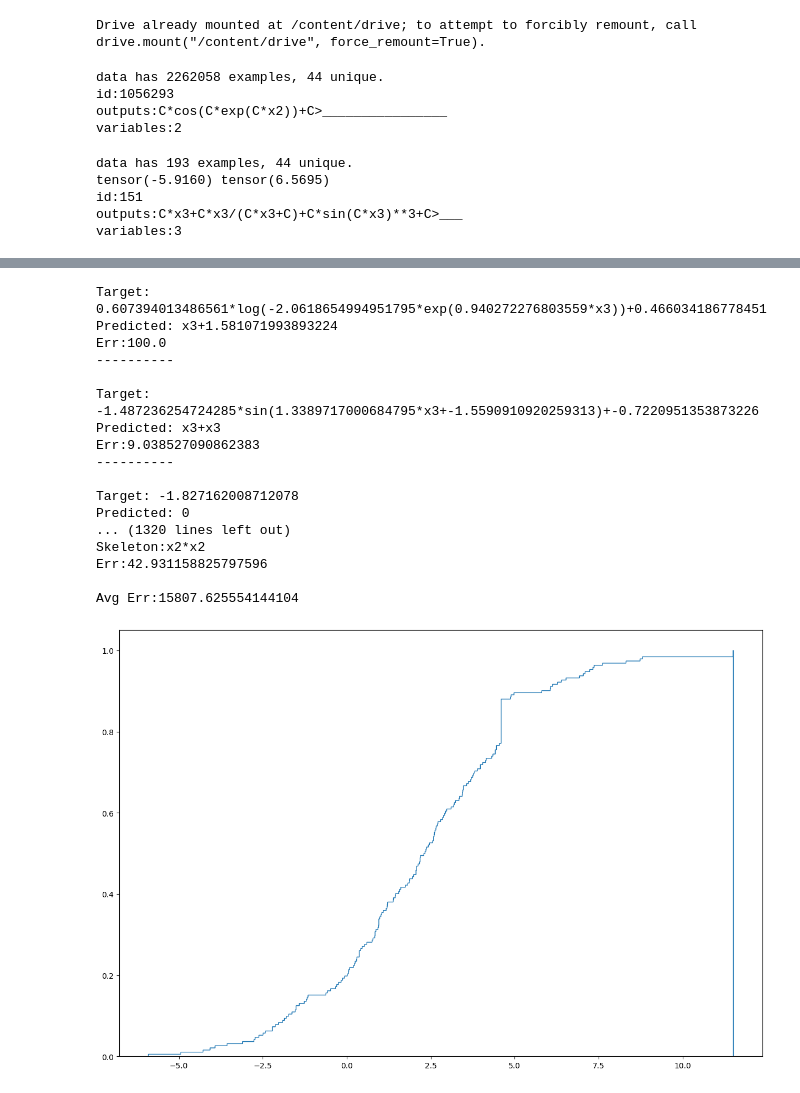
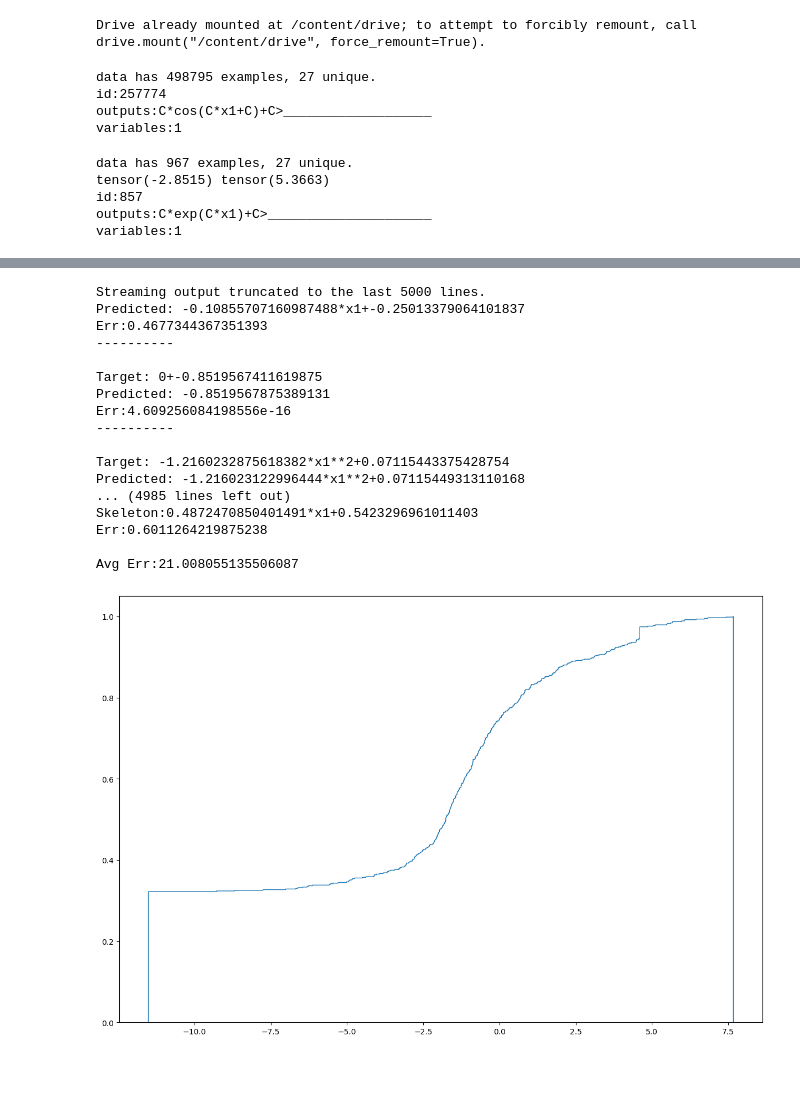
Before and after one commit to carolynw898/STAT946Proj, a Jupyter notebook: test.ipynb, the cells around one changed output, grey strips where cells are left out. Saved outputs shown, nothing was run; the diff lists cells and outputs as text; code cells hidden in the pictures.

Commit message:
1_var_set_transformer skip invalid and remove noise from p_sample

```diff
--- a/test.ipynb
+++ b/test.ipynb
@@ -15,7 +15,7 @@ learning_rate = 1e-4
 num_epochs = 5
 blockSize = 32
 testBlockSize = 400
-numVars = 5
+numVars = 1
 numYs = 1
 numPoints = 250
 target = 'Skeleton'
@@ -27,7 +27,7 @@ maxNumFiles = 100
 device = torch.device("cuda" if torch.cuda.is_available() else "cpu")
 # %%
 dataDir = "/content/drive/MyDrive/Colab/STAT946_proj/data"
-dataFolder = "1_5_var_dataset"
+dataFolder = "1_var_dataset"
 # %%
 from torch.utils.data import DataLoader
 import numpy as np
@@ -61,10 +61,10 @@ inputs = ''.join([train_dataset.itos[int(i)] for i in inputs])
 outputs = ''.join([train_dataset.itos[int(i)] for i in outputs])
 print('id:{}\noutputs:{}\nvariables:{}'.format(idx,outputs,variables))
 # %% [output]
-data has 2262058 examples, 44 unique.
-id:1056293
-outputs:C*cos(C*exp(C*x2))+C>________________
-variables:2
+data has 498795 examples, 27 unique.
+id:257774
+outputs:C*cos(C*x1+C)+C>___________________
+variables:1
 # %%
 path = '{}/{}/Test/*.json'.format(dataDir,dataFolder)
 files = glob.glob(path)
@@ -90,11 +90,11 @@ test_loader = DataLoader(
         num_workers=2
     )
 # %% [output]
-data has 193 examples, 44 unique.
-tensor(-5.9160) tensor(6.5695)
-id:151
-outputs:C*x3+C*x3/(C*x3+C)+C*sin(C*x3)**3+C>___
-variables:3
+data has 967 examples, 27 unique.
+tensor(-2.8515) tensor(5.3663)
+id:857
+outputs:C*exp(C*x1)+C>_____________________
+variables:1
 # %%
 import torch
 import json
@@ -139,7 +139,7 @@ def test_model(model, test_loader, textTest, train_dataset, device):
             predicted_skeleton = predicted_skeletons[i]
             predicted = predicted_skeleton
 
-
+            valid_sample = True
 
             # Fit constants
             c = [1.0 for i,x in enumerate(predicted) if x=='C'] # initialize coefficients as 1
@@ -196,8 +196,14 @@ def test_model(model, test_loader, textTest, train_dataset, device):
                     Yhat = 100 if np.isinf(Yhat) else Yhat
                 except:
                     #print('PR: For some reason, we used the default value. Eq:{}'.format(eqTmp))
+                    valid_sample = False
                     Yhat = 100
                 Yhats.append(Yhat)
+
+            if not valid_sample:
+                continue
+
+            # Compute error and store results
             err = relativeErr(Ys,Yhats, info=True)
 
             if type(err) is np.complex128 or type(err) is complex: # replace np.complex with complex
@@ -331,9 +337,9 @@ model = SymbolicGaussianDiffusion(
     set_transformer=True,
 ).to(device)
 
-model_path = "/content/drive/MyDrive/Colab/STAT946_proj/models/diffusym_expr_val/1_5_var_set_transformer_expr_val.pth"
+model_path = "/content/drive/MyDrive/Colab/STAT946_proj/models/diffusym/1Var_set_transformer.pth"
 model.load_state_dict(torch.load(model_path, map_location=device, weights_only=True))
 model.eval()
-fName="/content/drive/MyDrive/Colab/STAT946_proj/results/diffusym_expr_val/ddim_step_1/1_5_var_set_transformer_expr_val.txt"
+fName="/content/drive/MyDrive/Colab/STAT946_proj/results/diffusym/ddim_step_1/1_var_set_transformer_valid.txt"
 test_results = run_and_plot(model, fName, test_loader, textTest, train_dataset, device, pconfig)
 # %% [output]
@@ -373,19 +379,19 @@ Err:22.520244563409513
 ----------
-Target: 0.607394013486561*log(-2.0618654994951795*exp(0.940272276803559*x3))+0.466034186778451
-Predicted: x3+1.581071993893224
-Err:100.0
+Streaming output truncated to the last 5000 lines.
+Predicted: -0.10855707160987488*x1+-0.25013379064101837
+Err:0.4677344367351393
 ----------
 
-Target: -1.487236254724285*sin(1.3389717000684795*x3+-1.5590910920259313)+-0.7220951353873226
-Predicted: x3+x3
-Err:9.038527090862383
+Target: 0+-0.8519567411619875
+Predicted: -0.8519567875389131
+Err:4.609256084198556e-16
 ----------
 
-Target: -1.827162008712078
-Predicted: 0
-... (1320 lines left out)
-Skeleton:x2*x2
-Err:42.931158825797596
+Target: -1.2160232875618382*x1**2+0.07115443375428754
+Predicted: -1.216023122996444*x1**2+0.07115449313110168
+... (4985 lines left out)
+Skeleton:0.4872470850401491*x1+0.5423296961011403
+Err:0.6011264219875238
 
-Avg Err:15807.625554144104
+Avg Err:21.008055135506087
-[figure, old version]
+[figure, new version]
```
Also changed, not shown: parts of 1 cell of this notebook.
